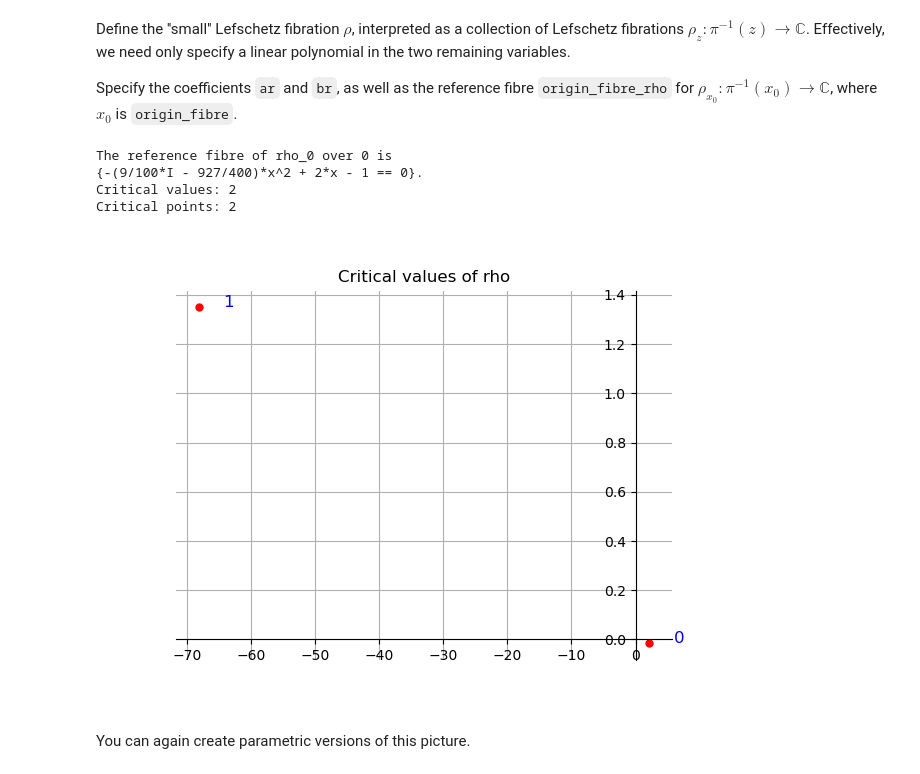
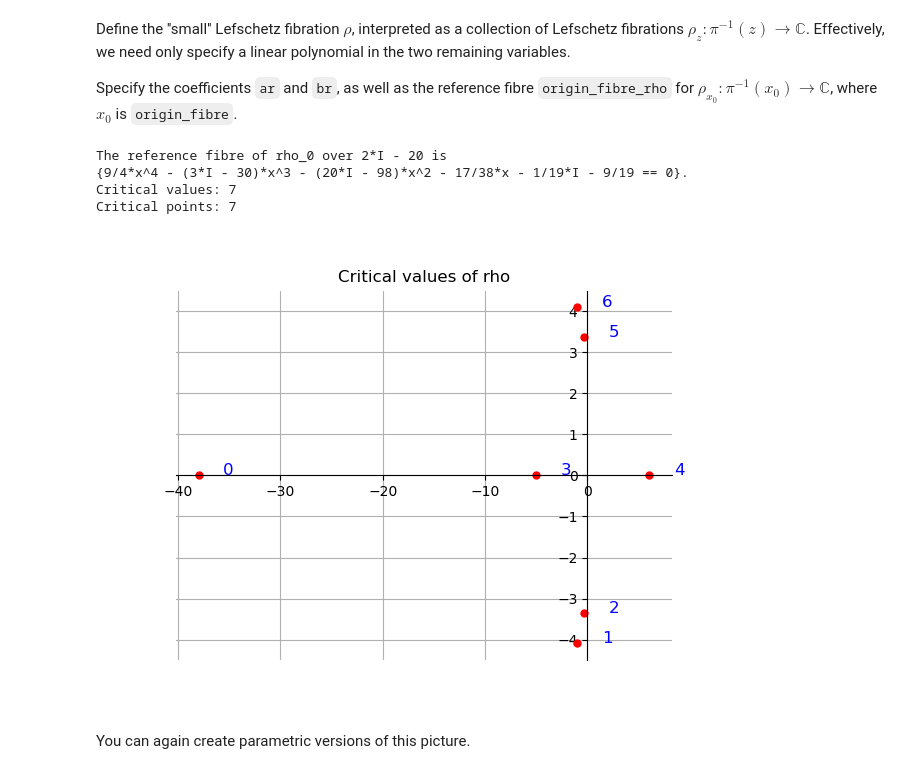
Before and after one commit to ViveLeFrance/AffineHandlebodies, a Jupyter notebook: model.ipynb, the cells around one changed output. Saved outputs shown, nothing was run; the diff lists cells and outputs as text; code cells hidden in the pictures.

```diff
--- a/model.ipynb
+++ b/model.ipynb
@@ -15,6 +15,6 @@ Define the affine variety you wish to study below.
 # %%
 x,y,z = var('x, y, z', domain=CC)
 
-X = x*2 + y^2 + z^2 - 1
+X = x^2*y^2 - x^2 + z - 1
 print(X)
 # %% [output]
@@ -56,9 +56,9 @@ pi = alpha*x + beta*y + gamma*z
 
 
 pi = pi.subs({
-    alpha: 0.3,
-    beta: 0.1*I,
-    gamma: 1
+    alpha: 1,
+    beta: 0.1,
+    gamma: 1.9
 })
 
 pi = LefschetzFibration([x,y,z], X, pi)
@@ -149,38 +149,38 @@ Specify the coefficients `ar` and `br`, as well as the reference fibre `origin_f
 # %%
 ar, br = var('ar, br', domain=CC)
 variables_rho = [x,y,z]
 variables_rho.remove(solvefor)
 x_rho = variables_rho[0]
 y_rho = variables_rho[1]
 
 rho = ar*x_rho + br*y_rho
 
 rho = rho.subs({
     ar: 3,
     br: 2
 })
 
-origin_fibre_rho = 0
+origin_fibre_rho = -20+2*I
 solvefor_rho = y_rho
 
 rho_0 = LefschetzFibration(variables_rho, pi.get_fibre(origin_fibre, solvefor), rho)
 
 crit_points_rho = rho_0.get_critical_points()
 crit_values_rho = sort_by_angle(rho_0.get_critical_values(), origin_fibre_rho)
 
 ref_fibre = rho_0.get_fibre(origin_fibre_rho, solvefor_rho).expand()
 
 print(f'The reference fibre of rho_0 over {origin_fibre_rho} is \n{{{ref_fibre} == 0}}.')
 print(f'Critical values: {len(crit_values_rho)}')
 print(f'Critical points: {len(crit_points_rho)}')
 
 plot_points_ordered(crit_values_rho, origin_fibre_rho, title='Critical values of rho')
 # %% [output]
-The reference fibre of rho_0 over 0 is
-{-(9/100*I - 927/400)*x^2 + 2*x - 1 == 0}.
-Critical values: 2
-Critical points: 2
+The reference fibre of rho_0 over 2*I - 20 is
+{9/4*x^4 - (3*I - 30)*x^3 - (20*I - 98)*x^2 - 17/38*x - 1/19*I - 9/19 == 0}.
+Critical values: 7
+Critical points: 7
-[figure, old version]
+[figure, new version]
 # %% [markdown]
 You can again create parametric versions of this picture.
 # %%
```
Also changed, not shown: parts of 8 cells of this notebook.
